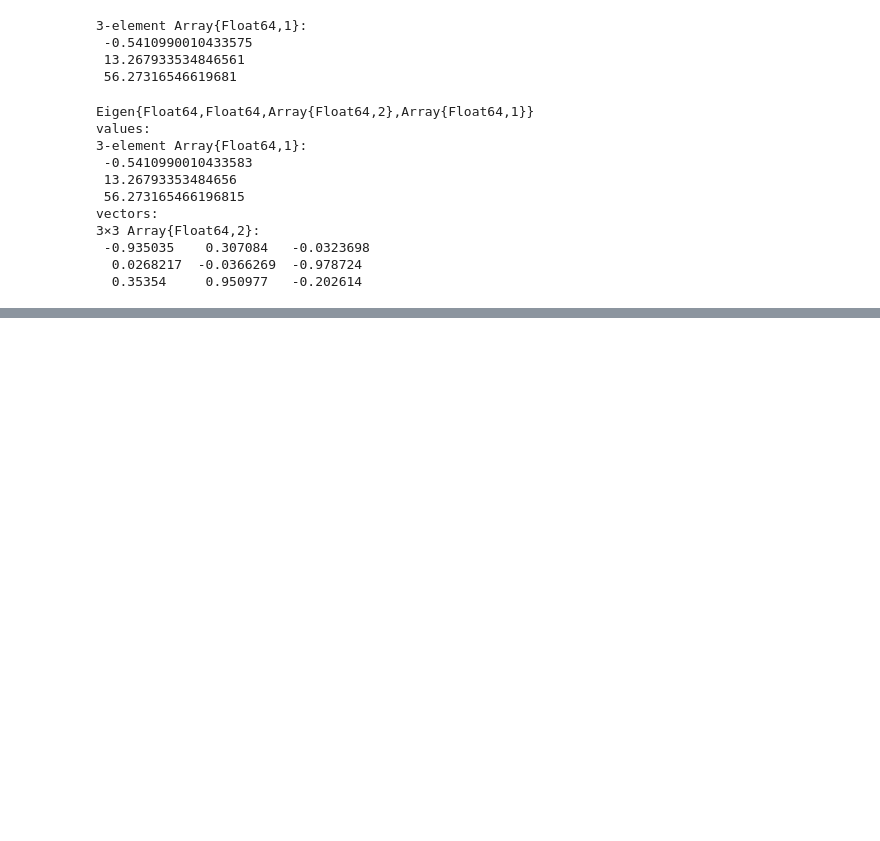
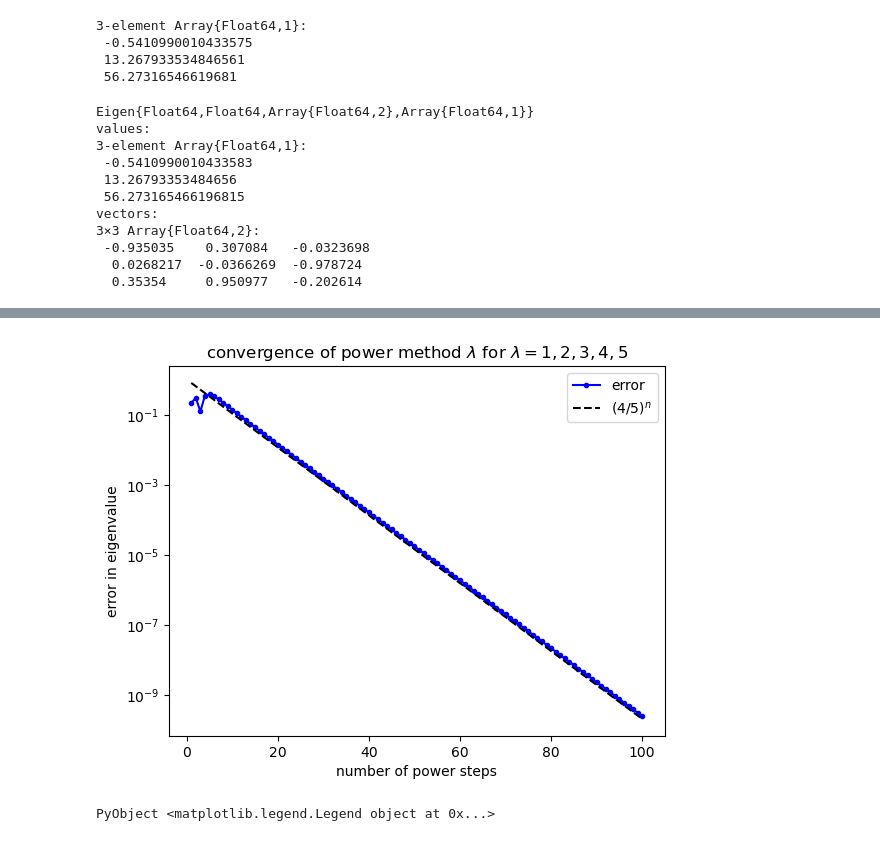
Before and after one commit to jakubkorczakowski/awid-project, a Jupyter notebook: WyznaczanieWartosciWlasnych.ipynb, the cells around one changed output, grey strips where cells are left out. Cells and saved outputs as stored; diff of their text form; code cells hidden in the pictures; blank space fills up the shorter version.

```diff
--- a/WyznaczanieWartosciWlasnych.ipynb
+++ b/WyznaczanieWartosciWlasnych.ipynb
@@ -287,0 +387,18 @@ vectors:
+# %%
+Δλ = Float64[]
+y = x
+for i = 1:100
+    y = A*y
+    y = y / norm(y)
+    λ̃ = (y'A*y) / (y'y)
+    push!(Δλ, abs(λ̃ - 5))
+end
+semilogy(1:length(Δλ), Δλ, "b.-")
+semilogy(1:length(Δλ), (4/5).^(1:length(Δλ)), "k--")
+xlabel("number of power steps")
+ylabel("error in eigenvalue")
+title(L"convergence of power method $\lambda$ for $\lambda=1,2,3,4,5$")
+legend(["error", L"(4/5)^n"])
+# %% [output]
+[figure, added]
+PyObject <matplotlib.legend.Legend object at 0x...>
```
Also changed, not shown: parts of 24 cells of this notebook.
